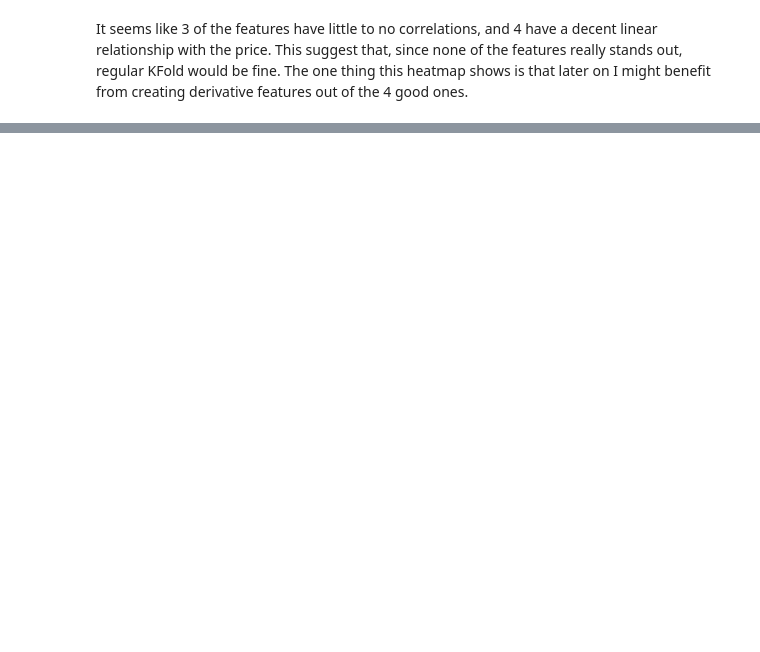
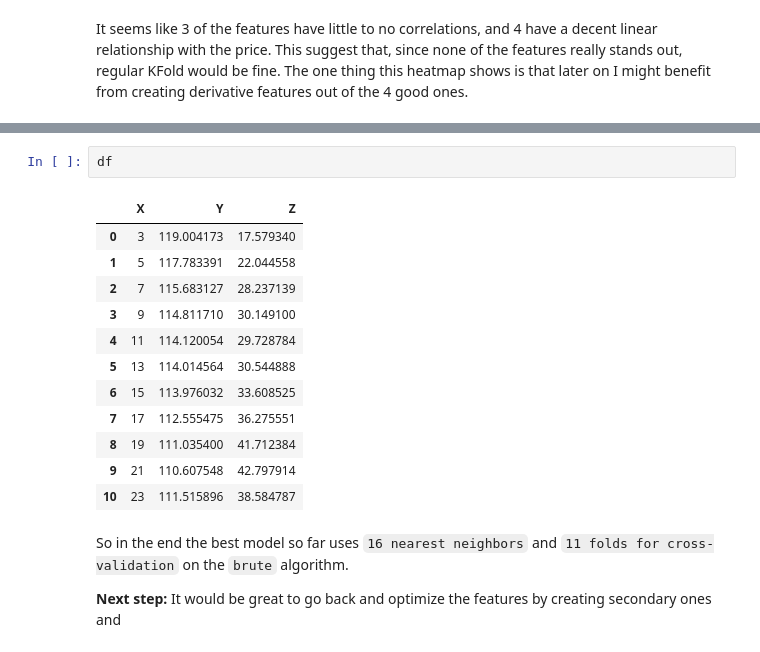
Before and after one commit to harera3/ML_Blueprints, a Jupyter notebook: 03_Hyperparameter_Optimization.ipynb, the cells around one changed output, grey strips where cells are left out. Drawn from its saved outputs; the diff is of its cells as text; blank space fills up the shorter version.

```diff
--- a/03_Hyperparameter_Optimization.ipynb
+++ b/03_Hyperparameter_Optimization.ipynb
@@ -164,0 +217,19 @@ print(avg_rmse)
+# %%
+df
+# %% [output]
+|  | X | Y | Z |
+| 0 | 3 | 119.004173 | 17.579340 |
+| 1 | 5 | 117.783391 | 22.044558 |
+| 2 | 7 | 115.683127 | 28.237139 |
+| 3 | 9 | 114.811710 | 30.149100 |
+| 4 | 11 | 114.120054 | 29.728784 |
+| 5 | 13 | 114.014564 | 30.544888 |
+| 6 | 15 | 113.976032 | 33.608525 |
+| 7 | 17 | 112.555475 | 36.275551 |
+| 8 | 19 | 111.035400 | 41.712384 |
+| 9 | 21 | 110.607548 | 42.797914 |
+| 10 | 23 | 111.515896 | 38.584787 |
+# %% [markdown]
+So in the end the best model so far uses `16 nearest neighbors` and `11 folds for cross-validation` on the `brute` algorithm.
+
+**Next step:** It would be great to go back and optimize the features by creating secondary ones and
```
Also changed, not shown: parts of 7 cells of this notebook.
